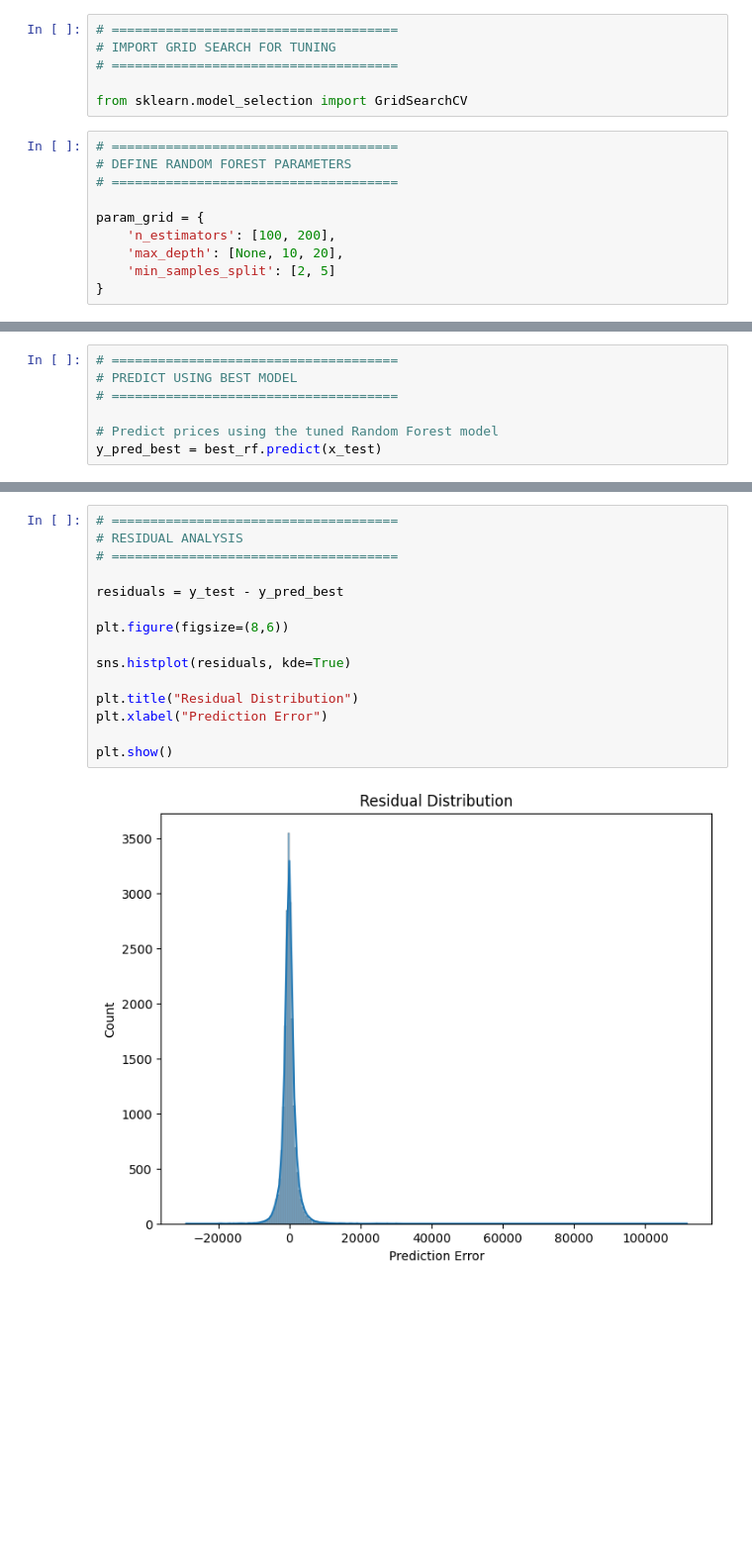
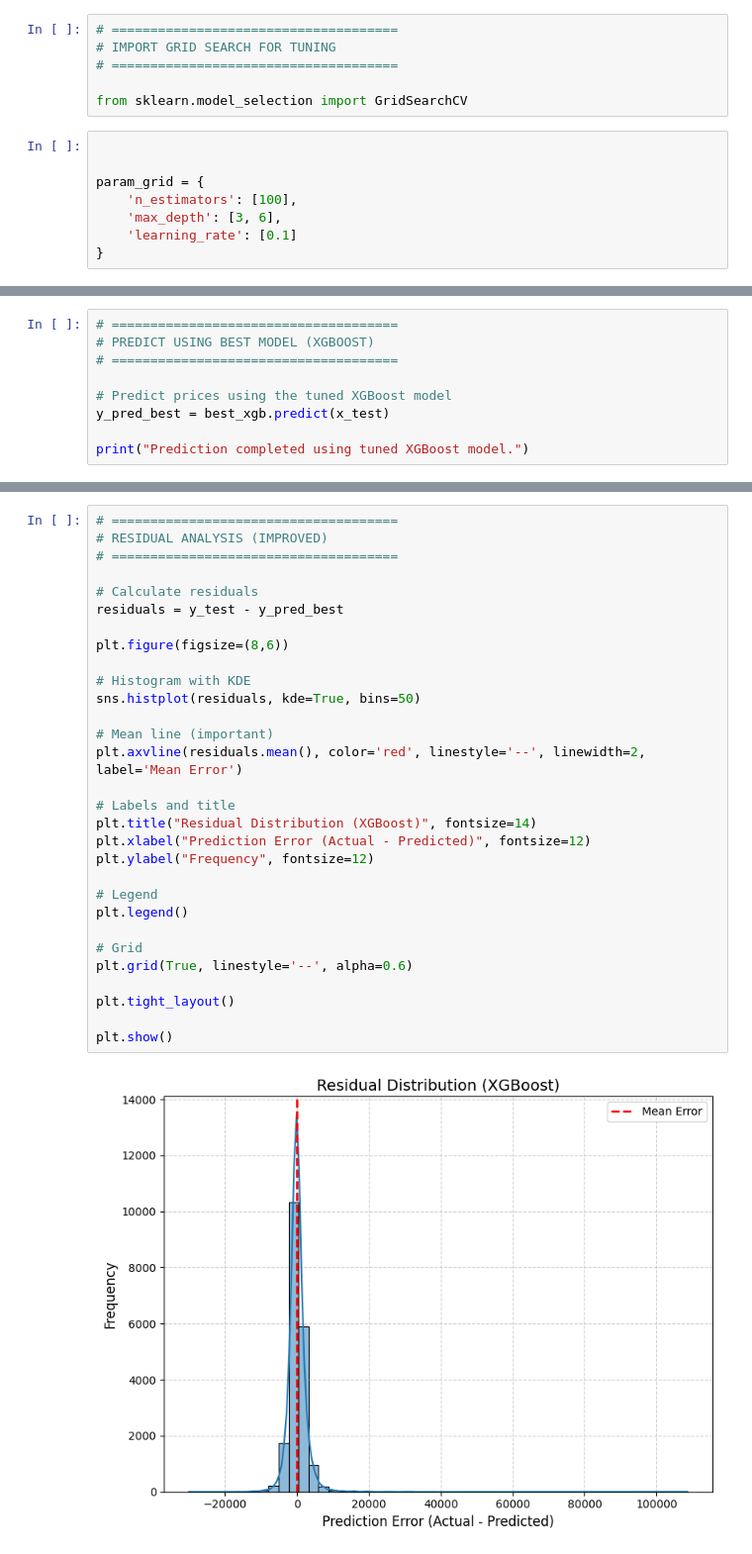
Before and after one commit to porwalsarvagya09/car_price_prediction-, a Jupyter notebook: car price prediction.ipynb, the cells around one changed output, grey strips where cells are left out. Shown at 99% size. Drawn from its saved outputs; the diff is of its cells as text; blank space fills up the shorter version.

```diff
--- a/car price prediction.ipynb
+++ b/car price prediction.ipynb
@@ -900,14 +1040,12 @@ plt.show()
 
 from sklearn.model_selection import GridSearchCV
 # %%
-# =====================================
-# DEFINE RANDOM FOREST PARAMETERS
-# =====================================
+
 
 param_grid = {
-    'n_estimators': [100, 200],
-    'max_depth': [None, 10, 20],
-    'min_samples_split': [2, 5]
+    'n_estimators': [100],
+    'max_depth': [3, 6],
+    'learning_rate': [0.1]
 }
 # %%
 # =====================================
@@ -961,7 +1141,9 @@ Tuned Random Forest RMSE: 2519.4074839625478
 # %%
 # =====================================
-# PREDICT USING BEST MODEL
+# PREDICT USING BEST MODEL (XGBOOST)
 # =====================================
 
-# Predict prices using the tuned Random Forest model
-y_pred_best = best_rf.predict(x_test)
+# Predict prices using the tuned XGBoost model
+y_pred_best = best_xgb.predict(x_test)
+
+print("Prediction completed using tuned XGBoost model.")
@@ -984,19 +1205,34 @@ plt.show()
 # %%
 # =====================================
-# RESIDUAL ANALYSIS
+# RESIDUAL ANALYSIS (IMPROVED)
 # =====================================
 
+# Calculate residuals
 residuals = y_test - y_pred_best
 
 plt.figure(figsize=(8,6))
 
-sns.histplot(residuals, kde=True)
+# Histogram with KDE
+sns.histplot(residuals, kde=True, bins=50)
 
-plt.title("Residual Distribution")
-plt.xlabel("Prediction Error")
+# Mean line (important)
+plt.axvline(residuals.mean(), color='red', linestyle='--', linewidth=2, label='Mean Error')
+
+# Labels and title
+plt.title("Residual Distribution (XGBoost)", fontsize=14)
+plt.xlabel("Prediction Error (Actual - Predicted)", fontsize=12)
+plt.ylabel("Frequency", fontsize=12)
+
+# Legend
+plt.legend()
+
+# Grid
+plt.grid(True, linestyle='--', alpha=0.6)
+
+plt.tight_layout()
 
 plt.show()
 # %% [output]
-[figure, old version]
+[figure, new version]
 # %%
 # =====================================
```
Also changed, not shown: parts of 37 cells of this notebook.
